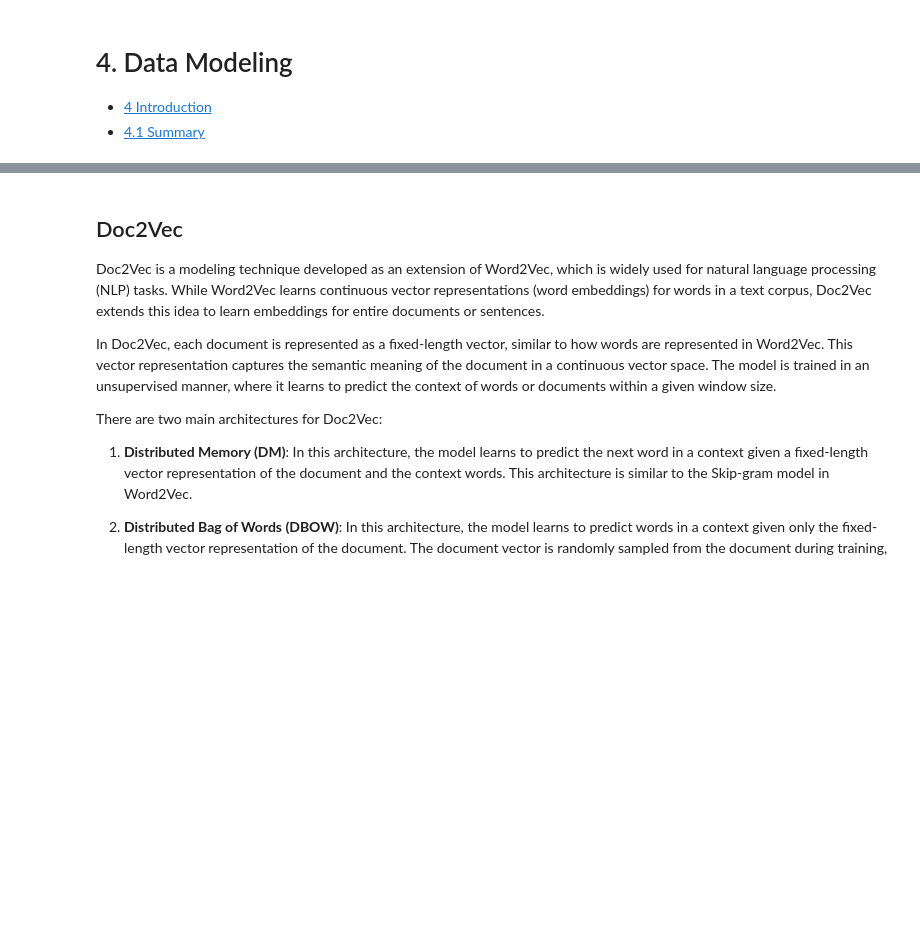
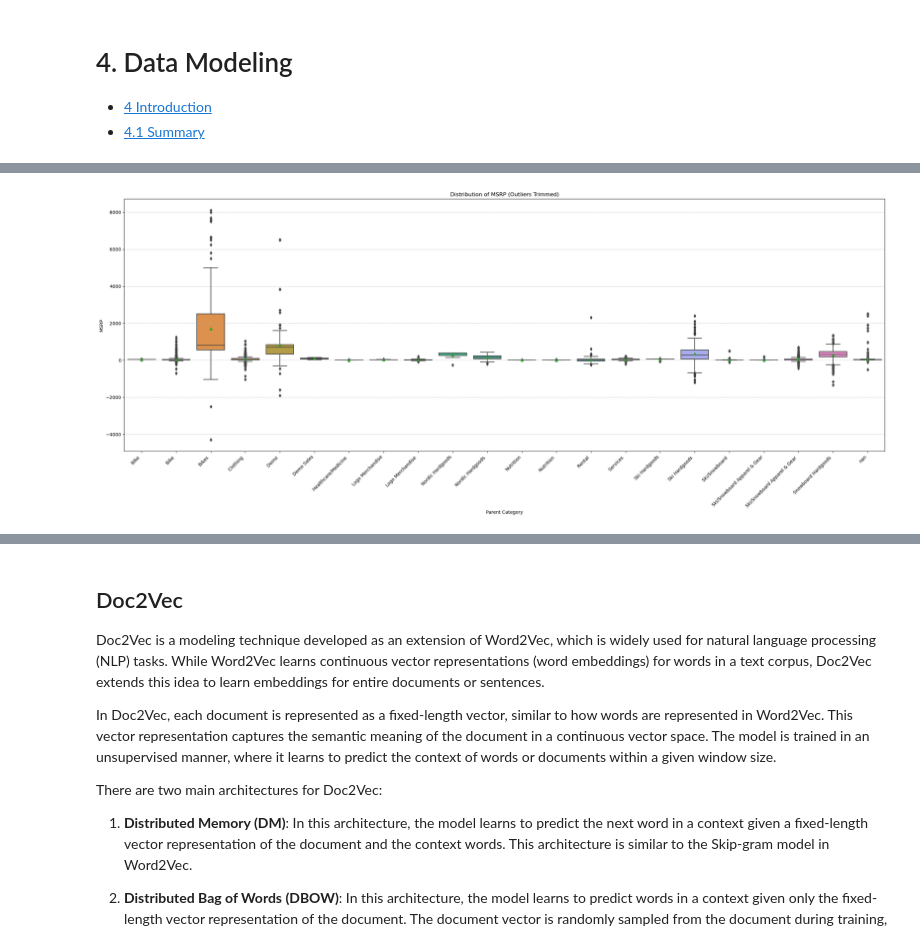
Before and after one commit to MappingKat/SunlightMtnRetail, a Jupyter notebook: notebooks/04-data-modeling.ipynb, the cells around one changed output, grey strips where cells are left out. Saved outputs shown, nothing was run; the diff lists cells and outputs as text; code cells hidden in the pictures; blank space fills up the shorter version.

Commit message:
updating visualizations

```diff
--- a/notebooks/04-data-modeling.ipynb
+++ b/notebooks/04-data-modeling.ipynb
@@ -5,5 +32,5 @@
 # %%
-# FUTURE TO DO: Store files so that you have a checkpoint; check guided capstone; easier to debug;
-%store -r products
+products = pd.read_csv('../data/processed/cleaned-products.csv', encoding='ISO-8859-1')
+
 print(products)
 # %% [output]
@@ -336,0 +89,25 @@ categories = [
+# %%
+# Sort the DataFrame by 'ParentCategory'
+trimmed_df = products.sort_values(by='ParentCategory')
+
+# Set a large figure size
+plt.figure(figsize=(30, 10))
+
+# Create the box plot with Seaborn
+sns.boxplot(
+    x="ParentCategory",
+    y="MSRP",
+    showmeans=True,  # Show mean as a diamond
+    data=trimmed_df
+)
+
+# Customize the plot for better aesthetics
+plt.title("Distribution of MSRP (Outliers Trimmed)")
+plt.xlabel("Parent Category")
+plt.ylabel("MSRP")
+plt.xticks(rotation=45, ha="right")  # Rotate x-axis labels for better readability
+plt.grid(axis='y', linestyle='--', alpha=0.7)  # Add subtle gridlines
+
+plt.show()
+# %% [output]
+[figure, added]
```
Also changed, not shown: parts of 17 cells of this notebook, 23 other files.
